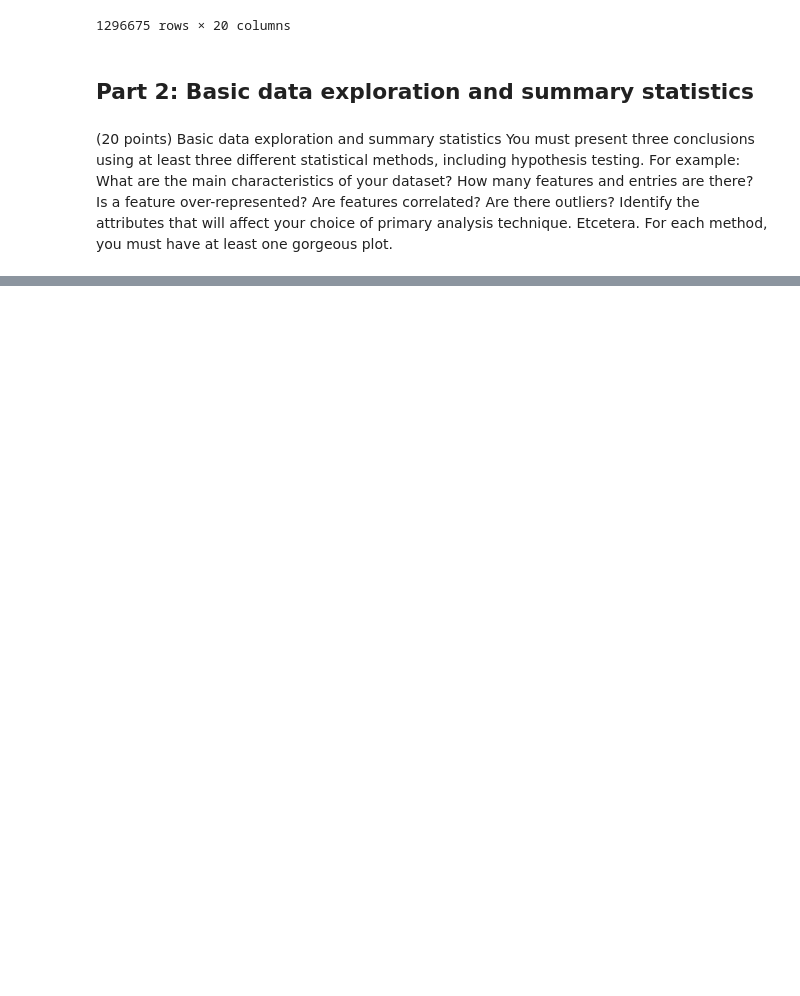
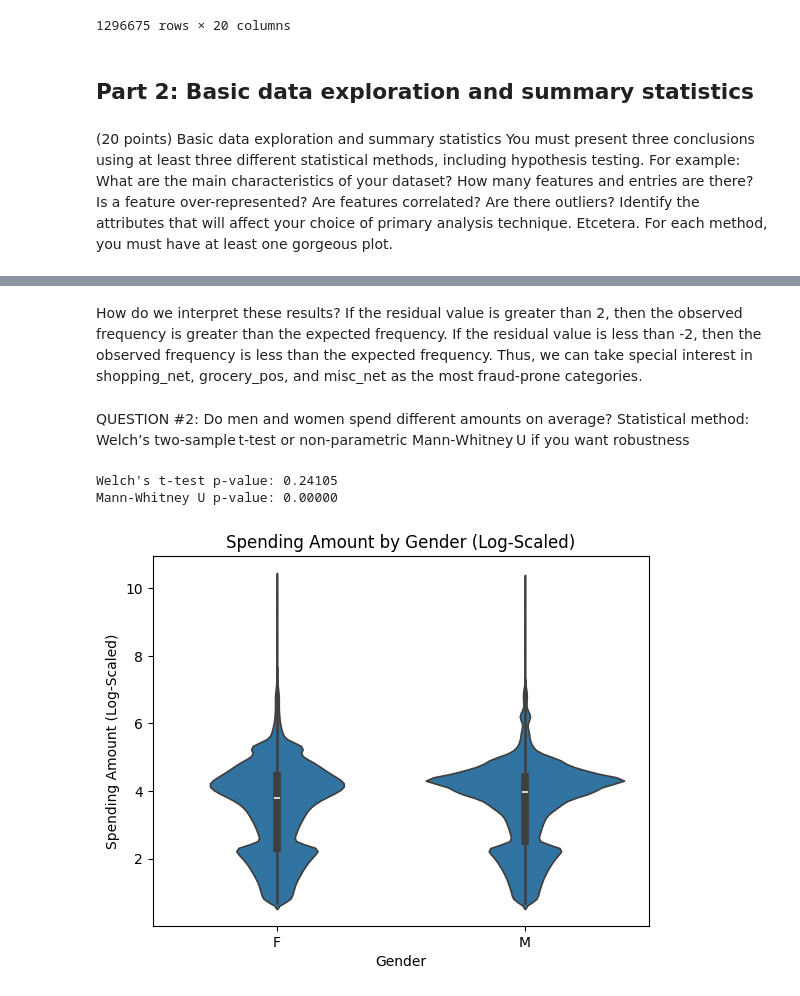
Before and after one commit to gsarav/cmsc320finalproject, a Jupyter notebook: main.ipynb, the cells around one changed output, grey strips where cells are left out. Saved outputs shown, nothing was run; the diff lists cells and outputs as text; code cells hidden in the pictures; blank space fills up the shorter version.

```diff
--- a/main.ipynb
+++ b/main.ipynb
@@ -146,0 +214,34 @@ Plot: Box plot of transaction amount across age bins (log-scaled, labeled)
+# %% [markdown]
+How do we interpret these results? If the residual value is greater than 2, then the observed frequency is greater than the expected frequency. If the residual value is less than -2, then the observed frequency is less than the expected frequency. Thus, we can take special interest in shopping_net, grocery_pos, and misc_net as the most fraud-prone categories.
+# %% [markdown]
+QUESTION #2: Do men and women spend different amounts on average? Statistical method: Welch’s two‑sample t‑test or non‑parametric Mann‑Whitney U if you want robustness
+# %%
+from scipy.stats import ttest_ind, mannwhitneyu
+
+# drop nan values in gender and amt
+df_gender = cct_data[['gender', 'amt']].dropna()
+
+# log-transform to stabilize any variance
+df_gender['log_amt'] = np.log1p(df_gender['amt'])
+
+# run a welch's two sample t-test (which assumes unequal variances)
+male_amt = df_gender[df_gender['gender'] == 'M']['amt']
+female_amt = df_gender[df_gender['gender'] == 'F']['amt']
+t_stat, t_pval = ttest_ind(male_amt, female_amt, equal_var=False)
+
+# run a mann-whitney u test
+u_stat, u_pval = mannwhitneyu(male_amt, female_amt, alternative='two-sided')
+
+print(f"Welch's t-test p-value: {t_pval:.5f}")
+print(f"Mann-Whitney U p-value: {u_pval:.5f}")
+
+# plot violin plots tests
+sns.violinplot(data=df_gender, x='gender', y='log_amt')
+plt.title("Spending Amount by Gender (Log-Scaled)")
+plt.ylabel("Spending Amount (Log-Scaled)")
+plt.xlabel("Gender")
+plt.show()
+# %% [output]
+Welch's t-test p-value: 0.24105
+Mann-Whitney U p-value: 0.00000
+[figure, added]
```
Also changed, not shown: parts of 15 cells of this notebook.
